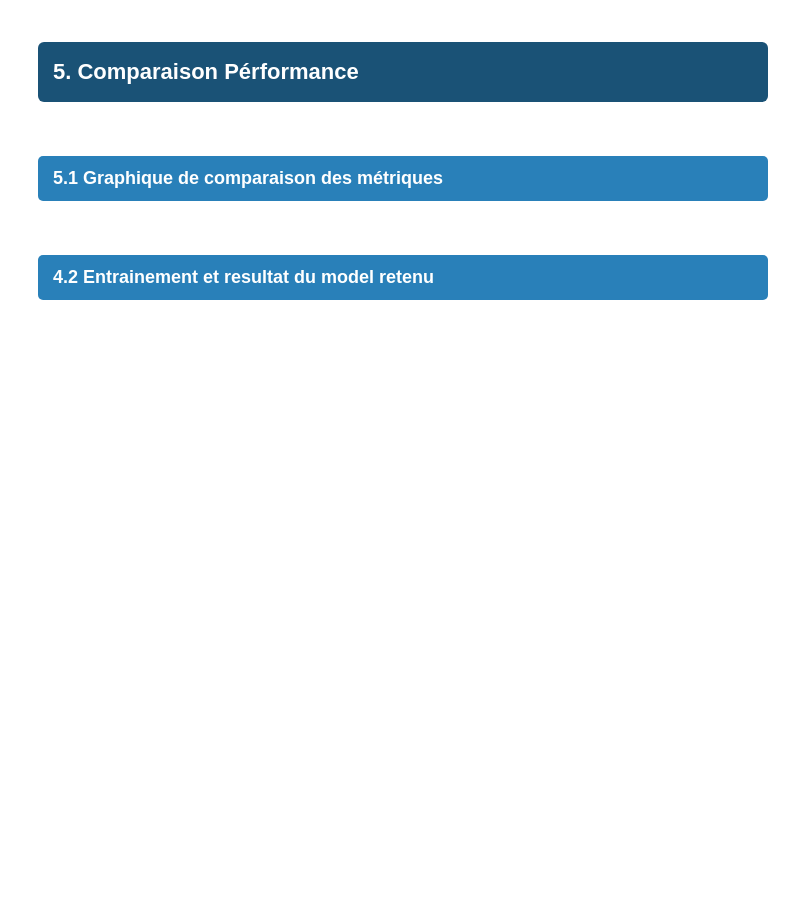
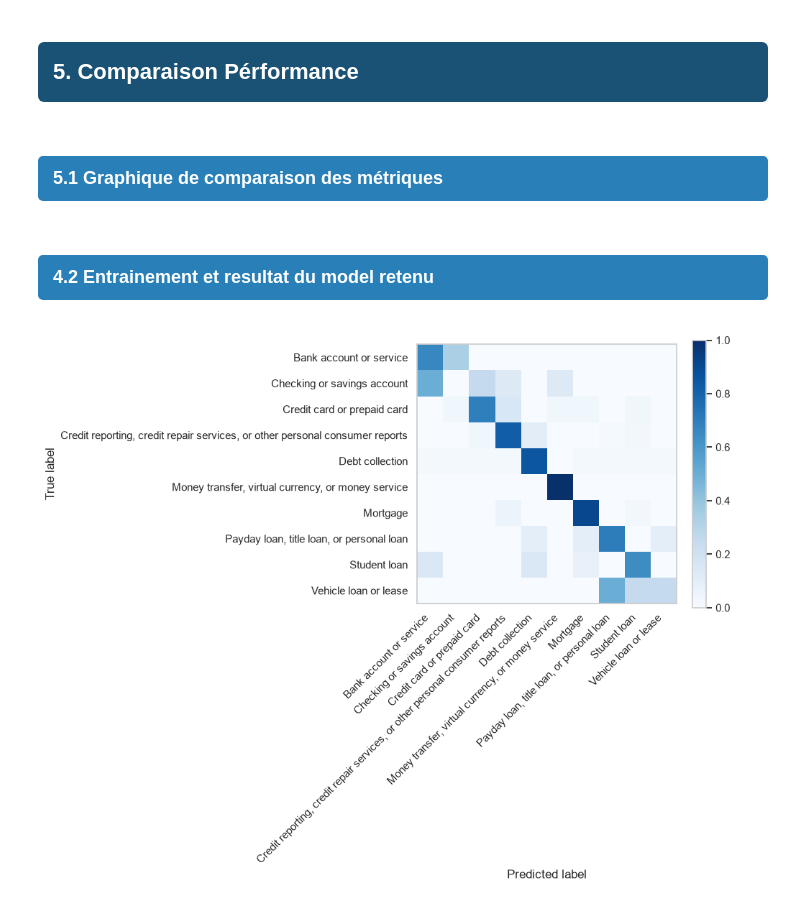
Before and after one commit to GreatTeacherJ/ZenAssist, a Jupyter notebook: src/app/data.ipynb, the cells around one changed output. Cells and saved outputs as stored; diff of their text form; code cells hidden in the pictures; blank space fills up the shorter version.

```diff
--- a/src/app/data.ipynb
+++ b/src/app/data.ipynb
@@ -856,22 +932,24 @@ np.int64(84)
 # %%
 #Définition du schéma de validation croisée
 cv = StratifiedKFold(
-    n_splits=5,
+    n_splits=3,
     shuffle=True,
     random_state=STATE)
 
 scoring = {
 "precision": make_scorer(precision_score, average="weighted", zero_division=0),
 "recall": make_scorer(recall_score, average="weighted", zero_division=0),
+"roc_auc": "roc_auc_ovr_weighted",
 "f1_weighted": make_scorer(f1_score, average="weighted", zero_division=0),
-"roc_auc": "roc_auc_ovr_weighted",
+"f1_macro": make_scorer(f1_score, average="macro", zero_division=0),
 }
 # %%
 def train_model(models, generation,  X_train, y_train, desc="")->pd.DataFrame:
     df = pd.DataFrame()
 
     for name, model in models.items():
-
+        start = time.perf_counter()
+        print(f"Start :{name} - {datetime.now()}")
         cv_result = cross_validate(
             model,
             X_train,
@@ -886,9 +964,10 @@ def train_model(models, generation,  X_train, y_train, desc="")->pd.DataFrame:
             test = round(cv_result[cv_score].mean(),4)
             metrics_dict[score] = [test]
         id = 1 + (int(df_model_score["id"].max()) if not df_model_score.empty else 0)
-        new_score = pd.DataFrame({"model": [name],"id":[id], "generation":[f"{generation}_{id}"],"pipeline":[model], **metrics_dict, "taille_du_set":[X_train.shape], "description":[desc]})
+        new_score = pd.DataFrame({"model": [name],"id":[id], "generation":[f"{generation}_{len(y_train)}"],"pipeline":[model], **metrics_dict, "taille_du_set":[X_train.shape], "description":[desc]})
         df = pd.concat([df, new_score], ignore_index=True)
-
+        finish = time.perf_counter()
+        print(f"finish :{name} in {finish - start:.4f}s - {datetime.now()}")
     return df
 # %%
 #Encodage des labels cibles
@@ -902,7 +981,7 @@ y_test_encod = lab_enc.transform(y_test)
 models = {
     "logistic_regression": LogisticRegression(random_state=STATE, max_iter=1000, class_weight='balanced'),
     "random_forest": RandomForestClassifier(random_state=STATE, n_estimators=200, class_weight='balanced', max_depth=5),
-    "xgboost": XGBClassifier(random_state=STATE, n_estimators=200,max_depth=5, device="cuda", tree_method="hist"),
+    "xgboost": XGBClassifier(random_state=STATE, n_estimators=200,max_depth=5, tree_method="hist", colsample_bytree=0.3, subsample=0.8),
     "Dummy Classifier": DummyClassifier(strategy="most_frequent", random_state=STATE)
 }
 # %% [markdown]
@@ -984,21 +1081,24 @@ fig.show()
 # %%
 #Choix du modél retenu
 model_type = "logistic_regression"
-model_generation = "embedding"
+model_generation = "vectorisation_960"
 
 #Récupération des paramétre du modéle retenu
 model = df_model_score.loc[((df_model_score["model"]==model_type)&(df_model_score["generation"]==model_generation)), "pipeline"][0]
 #Entrainement
-model.fit(X_train_emb, y_train_encod)
+model.fit(X_train_tfidf, y_train_encod)
 #Prédiction
 pred = model.predict(X_test_tfidf)
 # %%
 y_test_decod = lab_enc.inverse_transform(y_test_encod)
 pred_decod = lab_enc.inverse_transform(pred)
 fig, ax = plt.subplots(figsize=(10, 8))
-ConfusionMatrixDisplay.from_predictions(y_test_decod, pred_decod, normalize='true', ax=ax)
+ConfusionMatrixDisplay.from_predictions(y_test_decod, pred_decod, normalize='true', ax=ax, cmap="Blues", include_values=False)
 
 # rotation des labels de l'axe x (predicted label)
+ax.grid(False)
 plt.setp(ax.get_xticklabels(), rotation=45, ha='right')
 plt.tight_layout()
 plt.show()
+# %% [output]
+[figure, added]
```
Also changed, not shown: parts of 28 cells of this notebook, 11 other files.
